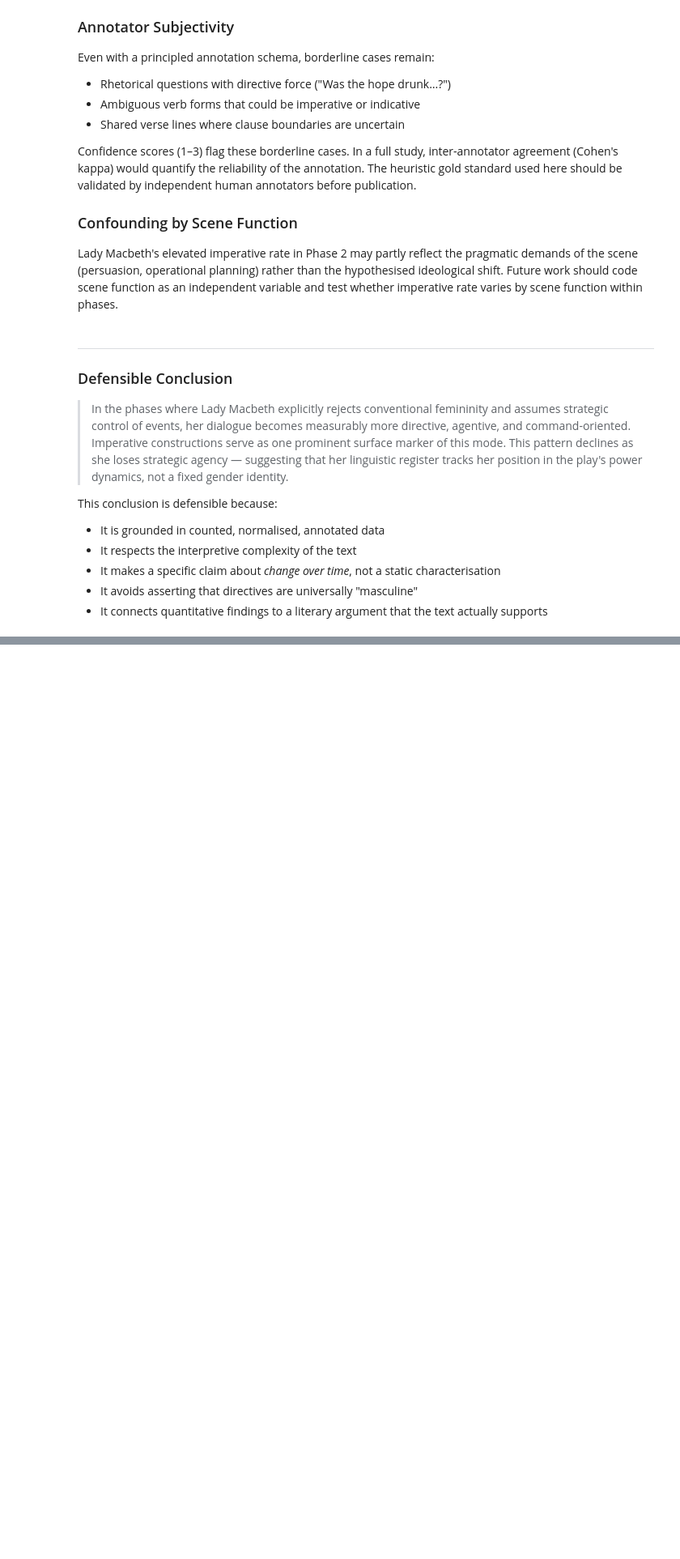
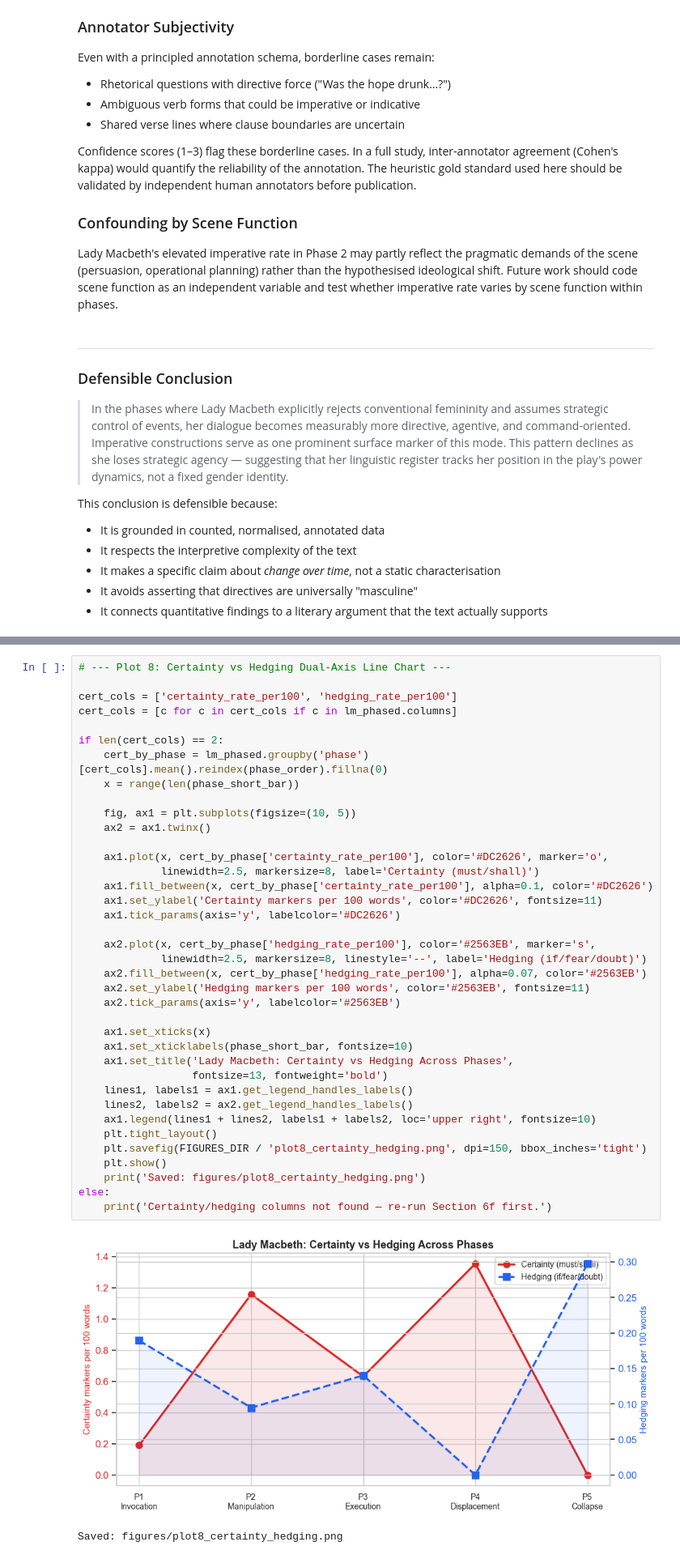
Before and after one commit to JimenaSCurto/Lady-Macbeth, a Jupyter notebook: analysis.ipynb, the cells around one changed output, grey strips where cells are left out. Shown at 81% size. Drawn from its saved outputs; the diff is of its cells as text; blank space fills up the shorter version.

```diff
--- a/analysis.ipynb
+++ b/analysis.ipynb
@@ -1502,0 +2121,41 @@ This conclusion is defensible because:
+# %%
+# --- Plot 8: Certainty vs Hedging Dual-Axis Line Chart ---
+
+cert_cols = ['certainty_rate_per100', 'hedging_rate_per100']
+cert_cols = [c for c in cert_cols if c in lm_phased.columns]
+
+if len(cert_cols) == 2:
+    cert_by_phase = lm_phased.groupby('phase')[cert_cols].mean().reindex(phase_order).fillna(0)
+    x = range(len(phase_short_bar))
+
+    fig, ax1 = plt.subplots(figsize=(10, 5))
+    ax2 = ax1.twinx()
+
+    ax1.plot(x, cert_by_phase['certainty_rate_per100'], color='#DC2626', marker='o',
+             linewidth=2.5, markersize=8, label='Certainty (must/shall)')
+    ax1.fill_between(x, cert_by_phase['certainty_rate_per100'], alpha=0.1, color='#DC2626')
+    ax1.set_ylabel('Certainty markers per 100 words', color='#DC2626', fontsize=11)
+    ax1.tick_params(axis='y', labelcolor='#DC2626')
+
+    ax2.plot(x, cert_by_phase['hedging_rate_per100'], color='#2563EB', marker='s',
+             linewidth=2.5, markersize=8, linestyle='--', label='Hedging (if/fear/doubt)')
+    ax2.fill_between(x, cert_by_phase['hedging_rate_per100'], alpha=0.07, color='#2563EB')
+    ax2.set_ylabel('Hedging markers per 100 words', color='#2563EB', fontsize=11)
+    ax2.tick_params(axis='y', labelcolor='#2563EB')
+
+    ax1.set_xticks(x)
+    ax1.set_xticklabels(phase_short_bar, fontsize=10)
+    ax1.set_title('Lady Macbeth: Certainty vs Hedging Across Phases',
+                  fontsize=13, fontweight='bold')
+    lines1, labels1 = ax1.get_legend_handles_labels()
+    lines2, labels2 = ax2.get_legend_handles_labels()
+    ax1.legend(lines1 + lines2, labels1 + labels2, loc='upper right', fontsize=10)
+    plt.tight_layout()
+    plt.savefig(FIGURES_DIR / 'plot8_certainty_hedging.png', dpi=150, bbox_inches='tight')
+    plt.show()
+    print('Saved: figures/plot8_certainty_hedging.png')
+else:
+    print('Certainty/hedging columns not found — re-run Section 6f first.')
+# %% [output]
+[figure, added]
+Saved: figures/plot8_certainty_hedging.png
```
Also changed, not shown: parts of 26 cells of this notebook, 11 other files.
